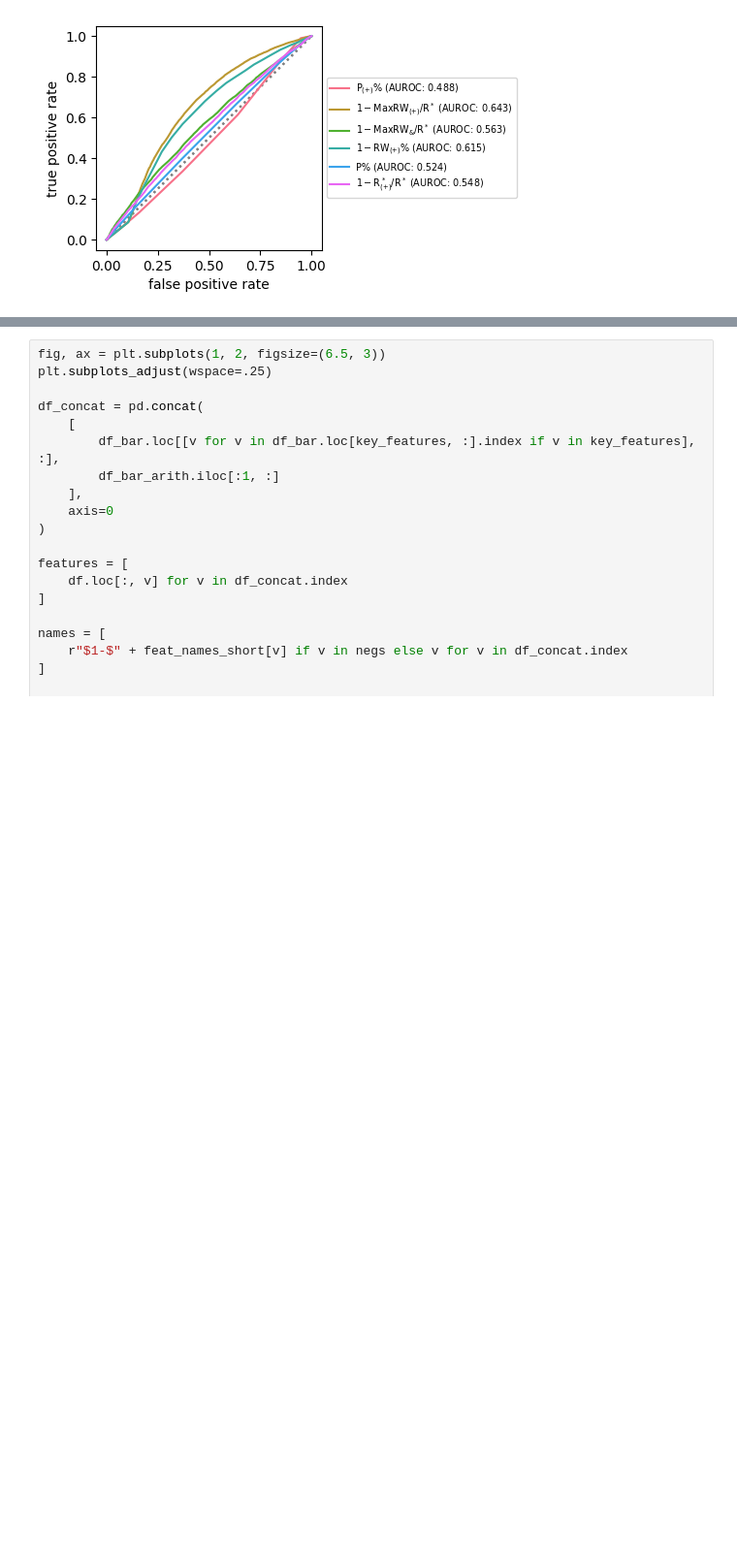
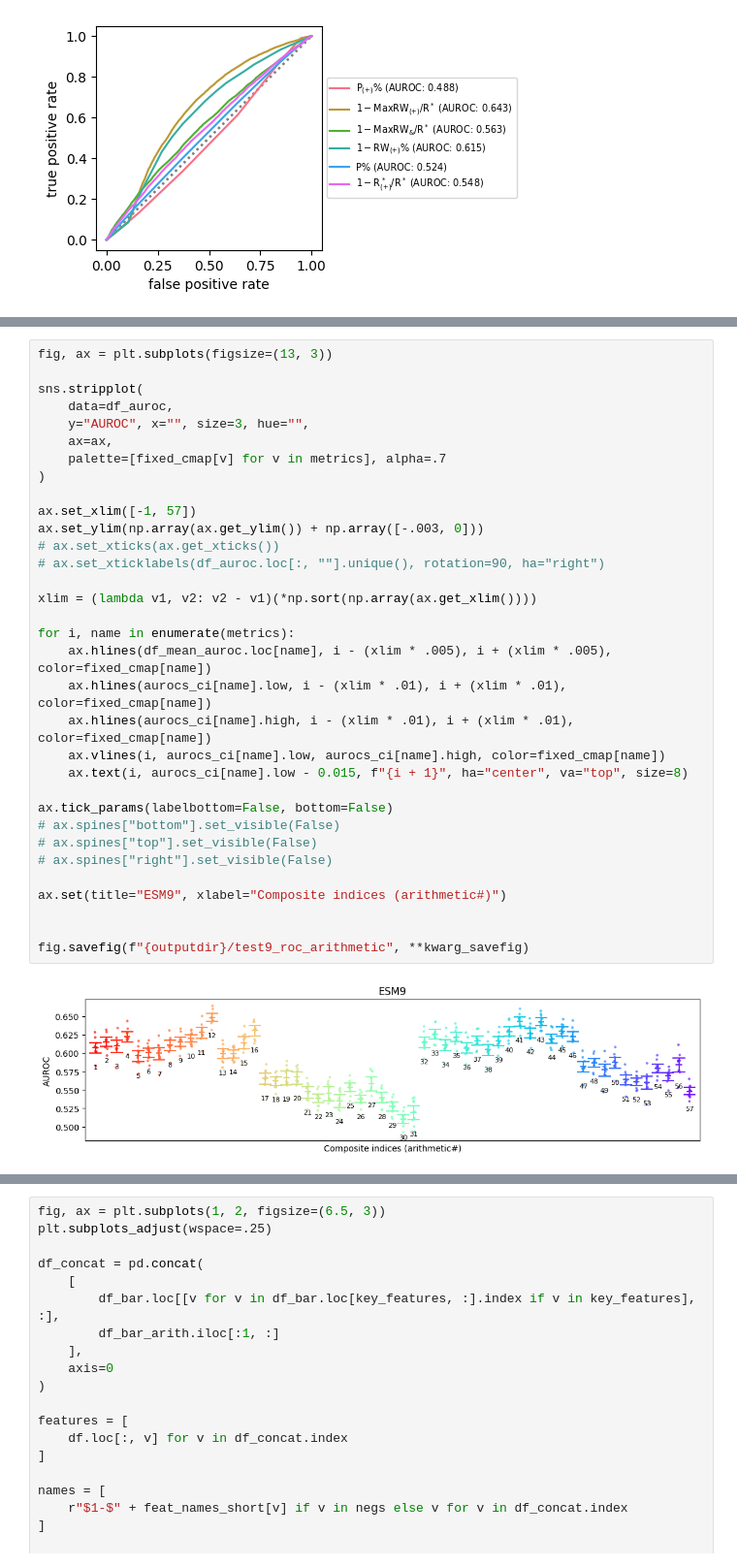
Before and after one commit to yo-aka-gene/WhyDOE, a Jupyter notebook: jupyternb/cai_validation_esm9_dev.ipynb, the cells around one changed output, grey strips where cells are left out. Shown at 97% size. Drawn from its saved outputs; the diff is of its cells as text; blank space fills up the shorter version.

```diff
--- a/jupyternb/cai_validation_esm9_dev.ipynb
+++ b/jupyternb/cai_validation_esm9_dev.ipynb
@@ -406,0 +430,35 @@ fig.savefig(f"{outputdir}/test9_auc_arithmetic", **kwarg_savefig)
+# %%
+fig, ax = plt.subplots(figsize=(13, 3))
+
+sns.stripplot(
+    data=df_auroc,
+    y="AUROC", x="", size=3, hue="",
+    ax=ax,
+    palette=[fixed_cmap[v] for v in metrics], alpha=.7
+)
+
+ax.set_xlim([-1, 57])
+ax.set_ylim(np.array(ax.get_ylim()) + np.array([-.003, 0]))
+# ax.set_xticks(ax.get_xticks())
+# ax.set_xticklabels(df_auroc.loc[:, ""].unique(), rotation=90, ha="right")
+
+xlim = (lambda v1, v2: v2 - v1)(*np.sort(np.array(ax.get_xlim())))
+
+for i, name in enumerate(metrics):
+    ax.hlines(df_mean_auroc.loc[name], i - (xlim * .005), i + (xlim * .005), color=fixed_cmap[name])
+    ax.hlines(aurocs_ci[name].low, i - (xlim * .01), i + (xlim * .01), color=fixed_cmap[name])
+    ax.hlines(aurocs_ci[name].high, i - (xlim * .01), i + (xlim * .01), color=fixed_cmap[name])
+    ax.vlines(i, aurocs_ci[name].low, aurocs_ci[name].high, color=fixed_cmap[name])
+    ax.text(i, aurocs_ci[name].low - 0.015, f"{i + 1}", ha="center", va="top", size=8)
+
+ax.tick_params(labelbottom=False, bottom=False)
+# ax.spines["bottom"].set_visible(False)
+# ax.spines["top"].set_visible(False)
+# ax.spines["right"].set_visible(False)
+
+ax.set(title="ESM9", xlabel="Composite indices (arithmetic#)")
+
+
+fig.savefig(f"{outputdir}/test9_roc_arithmetic", **kwarg_savefig)
+# %% [output]
+[figure, added]
```
Also changed, not shown: parts of 53 cells of this notebook, 13 other files.
